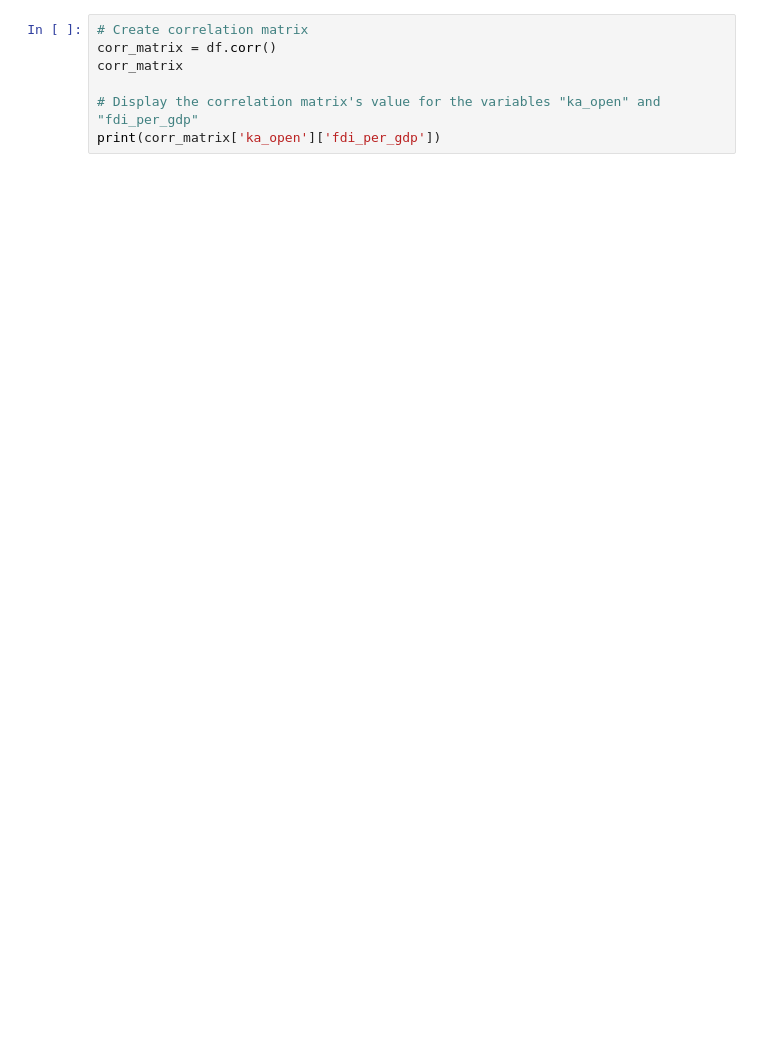
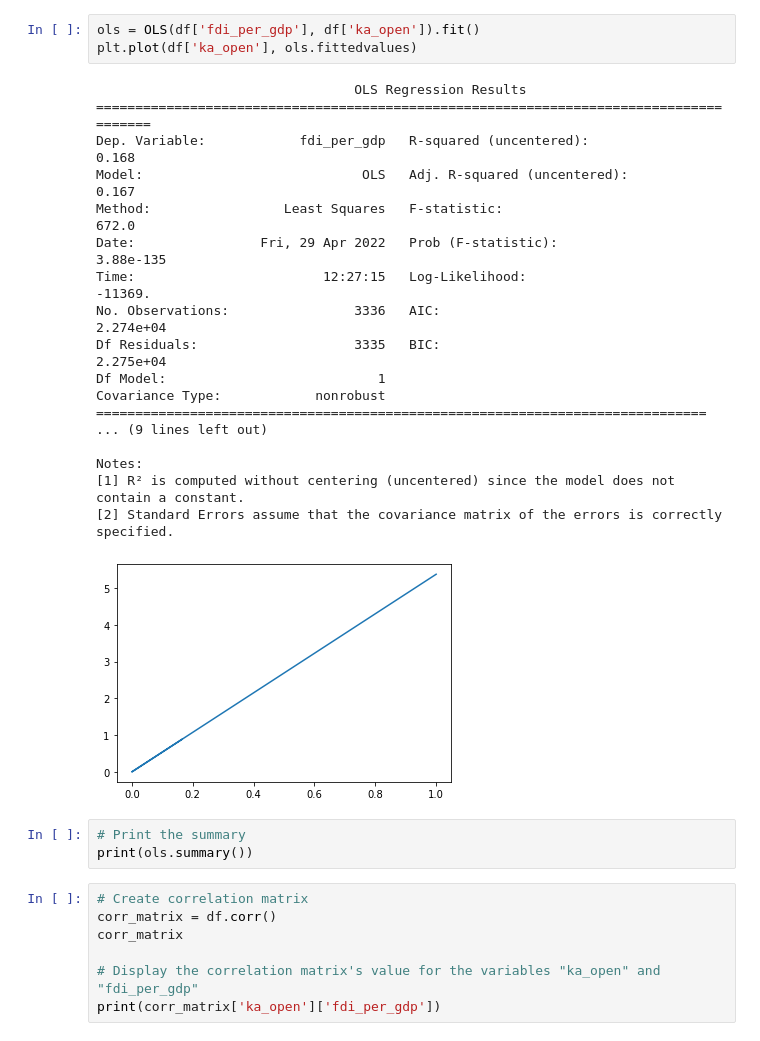
Before and after one commit to braden-w/PLSC-111-Bivariate-Regression, a Jupyter notebook: Bivariate Linear Regression.ipynb, the cells around one changed output. Cells and saved outputs as stored; diff of their text form; blank space fills up the shorter version.

Commit message:
Add Line of Best Fit

```diff
--- a/Bivariate Linear Regression.ipynb
+++ b/Bivariate Linear Regression.ipynb
@@ -23,3 +21,28 @@ Text(0, 0.5, 'FDI per GDP (fdi_per_gdp)')
+# %%
+ols = OLS(df['fdi_per_gdp'], df['ka_open']).fit()
+plt.plot(df['ka_open'], ols.fittedvalues)
+# %% [output]
+                                 OLS Regression Results
+=======================================================================================
+Dep. Variable:            fdi_per_gdp   R-squared (uncentered):                   0.168
+Model:                            OLS   Adj. R-squared (uncentered):              0.167
+Method:                 Least Squares   F-statistic:                              672.0
+Date:                Fri, 29 Apr 2022   Prob (F-statistic):                   3.88e-135
+Time:                        12:27:15   Log-Likelihood:                         -11369.
+No. Observations:                3336   AIC:                                  2.274e+04
+Df Residuals:                    3335   BIC:                                  2.275e+04
+Df Model:                           1
+Covariance Type:            nonrobust
+==============================================================================
+... (9 lines left out)
+
+Notes:
+[1] R² is computed without centering (uncentered) since the model does not contain a constant.
+[2] Standard Errors assume that the covariance matrix of the errors is correctly specified.
+[figure, added]
+# %%
+# Print the summary
+print(ols.summary())
 # %%
 # Create correlation matrix
 corr_matrix = df.corr()
```
Also changed, not shown: parts of 4 cells of this notebook.
